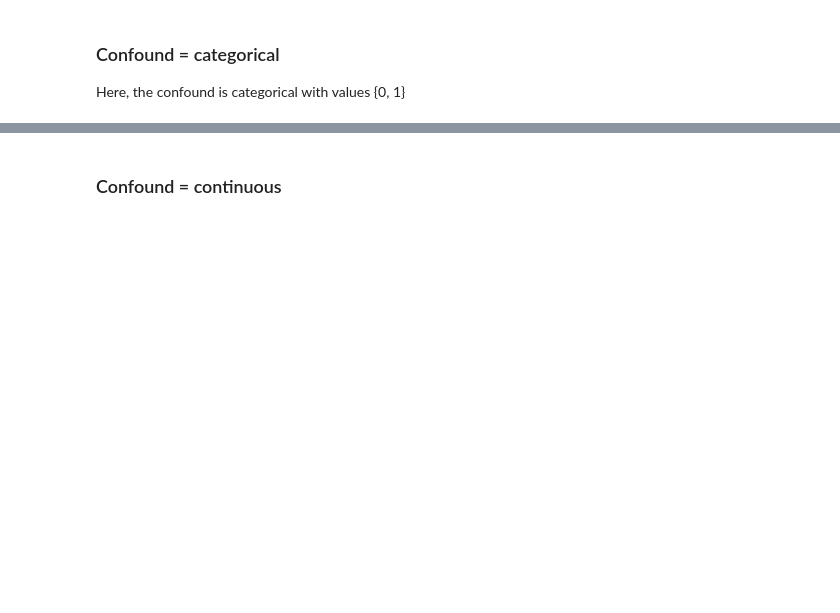
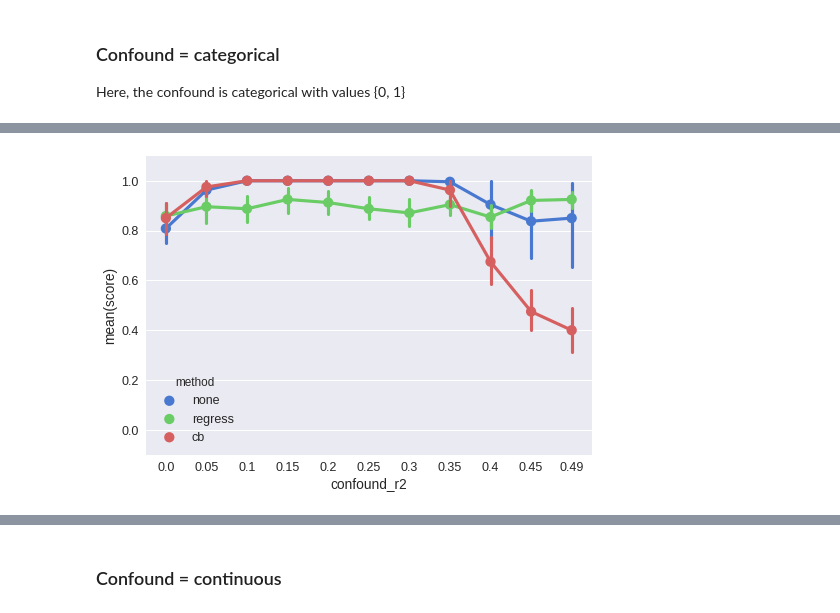
Before and after one commit to lukassnoek/MVCA, a Jupyter notebook: analyses/simulation/simulation_counterbalancing_vs_regression.ipynb, the cells around one changed output, grey strips where cells are left out. Drawn from its saved outputs; the diff is of its cells as text; code cells hidden in the pictures; blank space fills up the shorter version.

```diff
--- a/analyses/simulation/simulation_counterbalancing_vs_regression.ipynb
+++ b/analyses/simulation/simulation_counterbalancing_vs_regression.ipynb
@@ -493,0 +620,28 @@ Here, the confound is categorical with values {0, 1}
+# %%
+permutations = 1
+
+data_args = dict(n_samp=240, k_feat=50, c_type='categorical', corr_cy=0.7,
+                 signal_r2=0.1, confound_r2=None, verbose=False)
+
+confound_r2_vec = [0, 0.05, 0.1, 0.15, 0.20, 0.25, 0.30, 0.35, 0.40, 0.45, 0.49]
+baseline_scores = np.zeros(permutations)
+
+results_sce1_followup = []
+results_corr_sce1_followup = []
+for perm in np.arange(permutations):
+
+    print("Permutation: %i" % (perm + 1))
+
+    data_args.update(confound_r2=None)
+    Xbase, ybase = generate_data(**data_args)
+    baseline_scores[perm] = cross_val_score(pipeline, Xbase, ybase, cv=n_splits).mean()
+
+    for ii, confound_r2 in enumerate(confound_r2_vec):
+        print(confound_r2)
+        data_args.update(confound_r2=confound_r2)
+        X, y, c = generate_data(**data_args)
+        results_sce1_followup.append(run_without_confound_control(X, y, c, pipeline, n_splits, data_args))
+        results_sce1_followup.append(run_with_confound_regression(X, y, c, pipeline, n_splits, data_args))
+        res, corrs = run_with_counterbalancing(X, y, c, pipeline, n_splits, data_args)
+        results_corr_sce1_followup.append(corrs)
+        results_sce1_followup.append(res)
@@ -493,0 +661,8 @@ Here, the confound is categorical with values {0, 1}
+# %%
+g = sns.pointplot(x='confound_r2', y='score', hue='method',
+                  data=pd.concat(results_sce1_followup), size=5, aspect=2,
+                  palette="muted")
+plt.ylim((-0.1, 1.1))
+plt.show()
+# %% [output]
+[figure, added]
```
Also changed, not shown: parts of 38 cells of this notebook.
